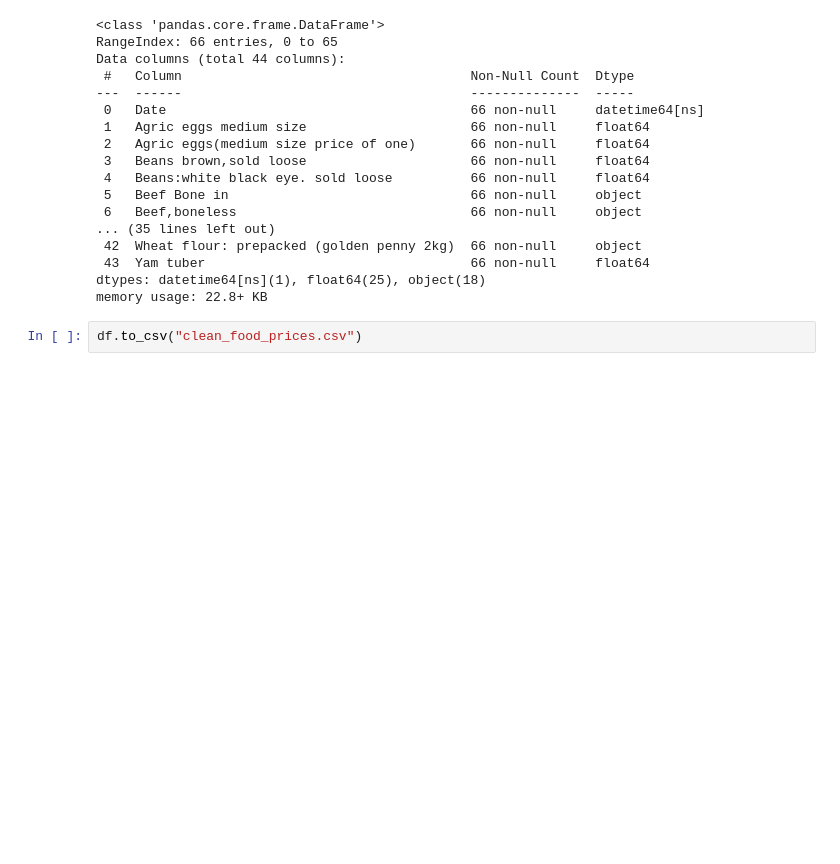
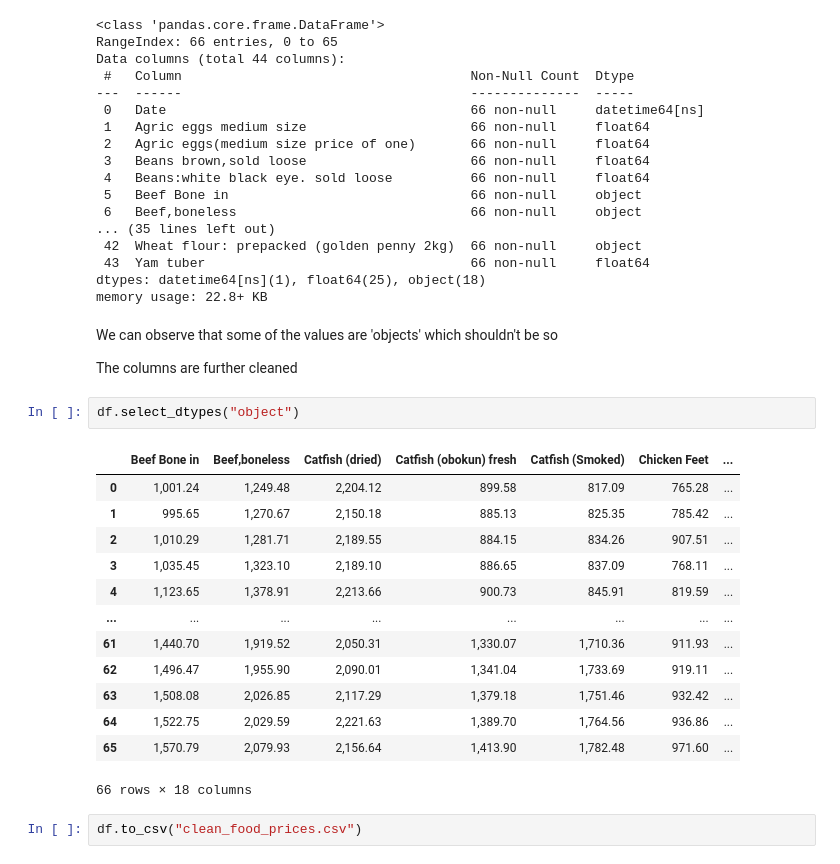
Before and after one commit to TheBlueZayn/Analysis-of-Nigerian-Food-Prices, a Jupyter notebook: food_prices.ipynb, the cells around one changed output. Drawn from its saved outputs; the diff is of its cells as text; blank space fills up the shorter version.

```diff
--- a/food_prices.ipynb
+++ b/food_prices.ipynb
@@ -51,6 +54,26 @@ Data columns (total 44 columns):
  43  Yam tuber                                  66 non-null     float64
 dtypes: datetime64[ns](1), float64(25), object(18)
 memory usage: 22.8+ KB
+# %% [markdown]
+We can observe that some of the values are 'objects' which shouldn't be so
+
+The columns are further cleaned
+# %%
+df.select_dtypes("object")
+# %% [output]
+|  | Beef Bone in | Beef,boneless | Catfish (dried) | Catfish (obokun) fresh | Catfish (Smoked) | Chicken Feet | ... |
+| 0 | 1,001.24 | 1,249.48 | 2,204.12 | 899.58 | 817.09 | 765.28 | ... |
+| 1 | 995.65 | 1,270.67 | 2,150.18 | 885.13 | 825.35 | 785.42 | ... |
+| 2 | 1,010.29 | 1,281.71 | 2,189.55 | 884.15 | 834.26 | 907.51 | ... |
+| 3 | 1,035.45 | 1,323.10 | 2,189.10 | 886.65 | 837.09 | 768.11 | ... |
+| 4 | 1,123.65 | 1,378.91 | 2,213.66 | 900.73 | 845.91 | 819.59 | ... |
+| ... | ... | ... | ... | ... | ... | ... | ... |
+| 61 | 1,440.70 | 1,919.52 | 2,050.31 | 1,330.07 | 1,710.36 | 911.93 | ... |
+| 62 | 1,496.47 | 1,955.90 | 2,090.01 | 1,341.04 | 1,733.69 | 919.11 | ... |
+| 63 | 1,508.08 | 2,026.85 | 2,117.29 | 1,379.18 | 1,751.46 | 932.42 | ... |
+| 64 | 1,522.75 | 2,029.59 | 2,221.63 | 1,389.70 | 1,764.56 | 936.86 | ... |
+| 65 | 1,570.79 | 2,079.93 | 2,156.64 | 1,413.90 | 1,782.48 | 971.60 | ... |
+66 rows × 18 columns
 # %%
 df.to_csv("clean_food_prices.csv")
 # %%
```
Also changed, not shown: parts of 3 cells of this notebook, 1 other file.
